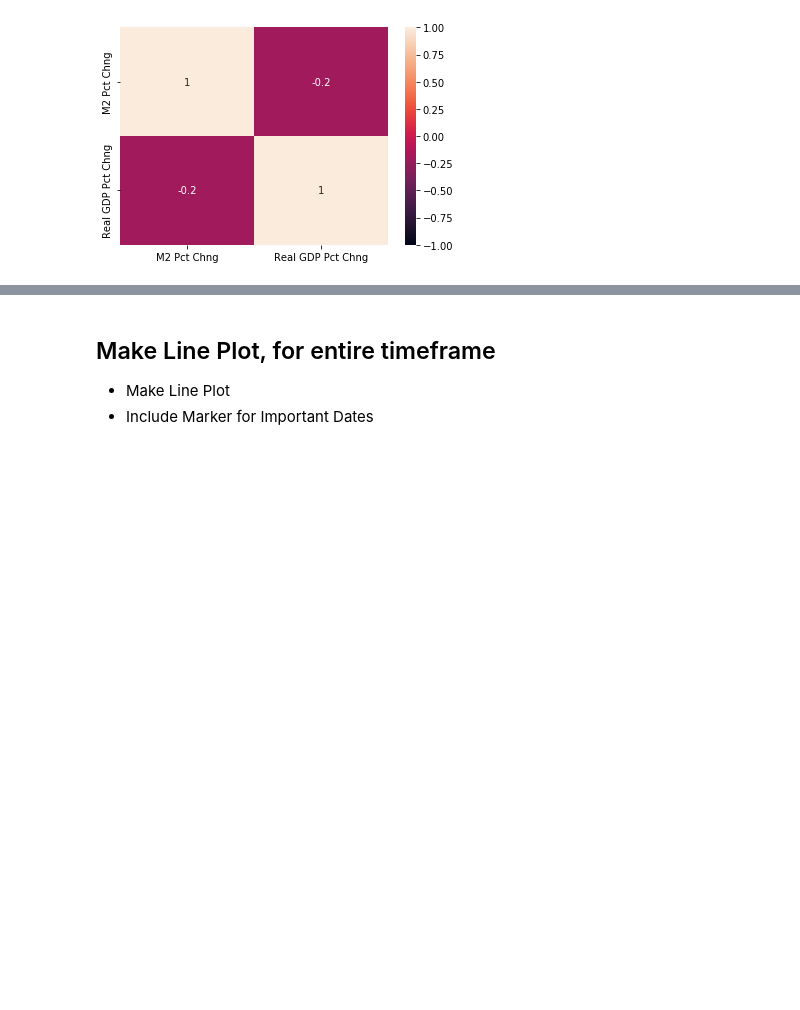
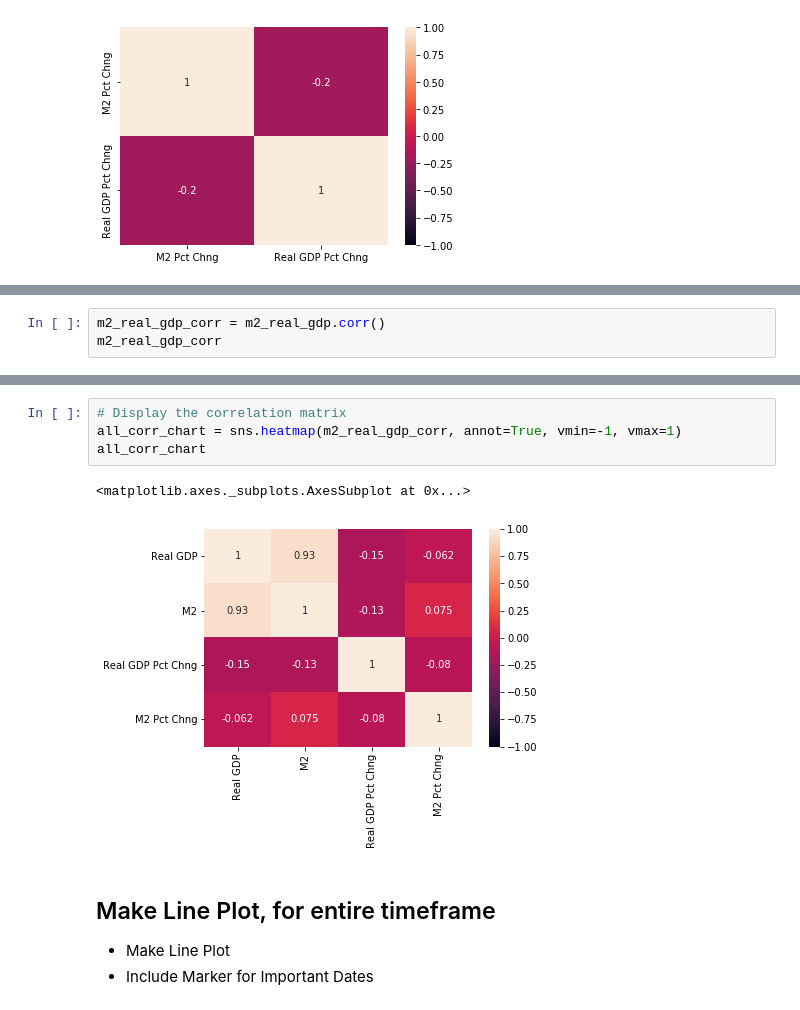
Before and after one commit to schm1263/Fintech_Project_1, a Jupyter notebook: Eriks_Clean_Copy.ipynb, the cells around one changed output, grey strips where cells are left out. Cells and saved outputs as stored; diff of their text form; blank space fills up the shorter version.

```diff
--- a/Eriks_Clean_Copy.ipynb
+++ b/Eriks_Clean_Copy.ipynb
@@ -165,0 +199,3 @@ corr_chart.set_yticklabels(corr_chart.get_yticklabels(), verticalalignment='cent
+# %%
+m2_real_gdp_corr = m2_real_gdp.corr()
+m2_real_gdp_corr
@@ -166,3 +208,10 @@ corr_chart.set_yticklabels(corr_chart.get_yticklabels(), verticalalignment='cent
+# %%
+# Display the correlation matrix
+all_corr_chart = sns.heatmap(m2_real_gdp_corr, annot=True, vmin=-1, vmax=1)
+all_corr_chart
+# %% [output]
+<matplotlib.axes._subplots.AxesSubplot at 0x...>
+[figure, added]
 # %% [markdown]
 ## Make Line Plot, for entire timeframe
 - Make Line Plot
```
Also changed, not shown: parts of 38 cells of this notebook.
